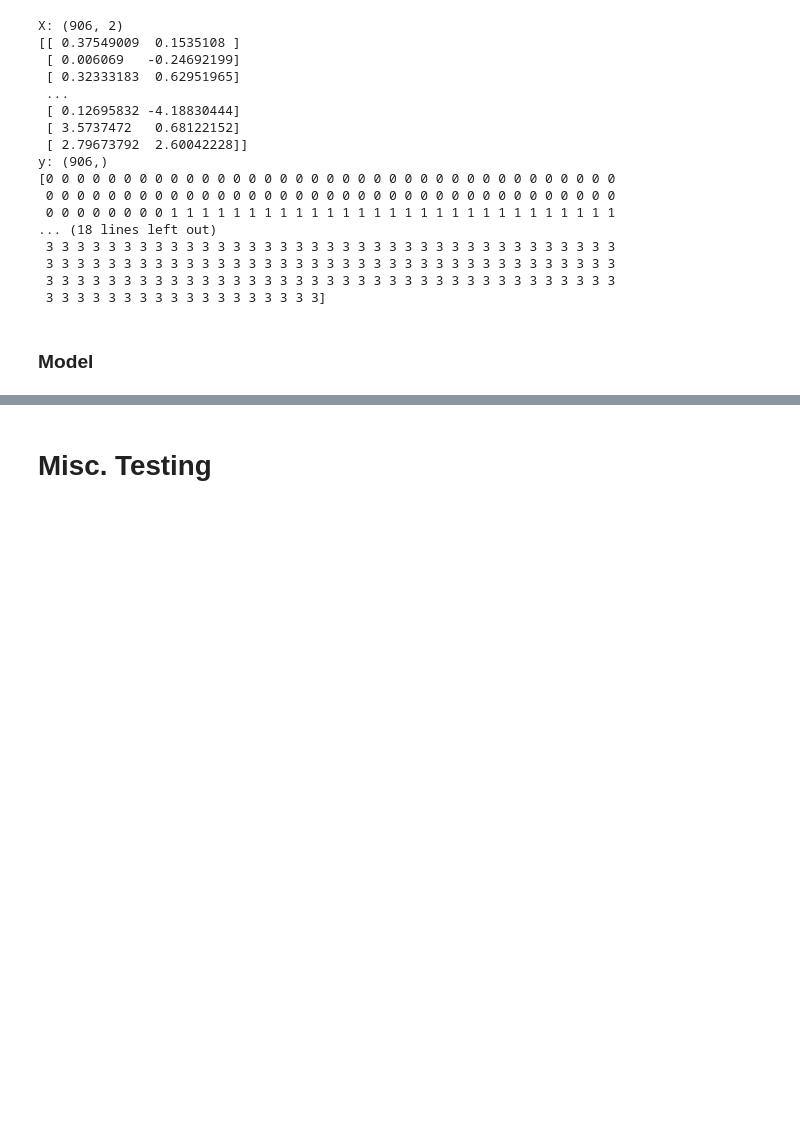
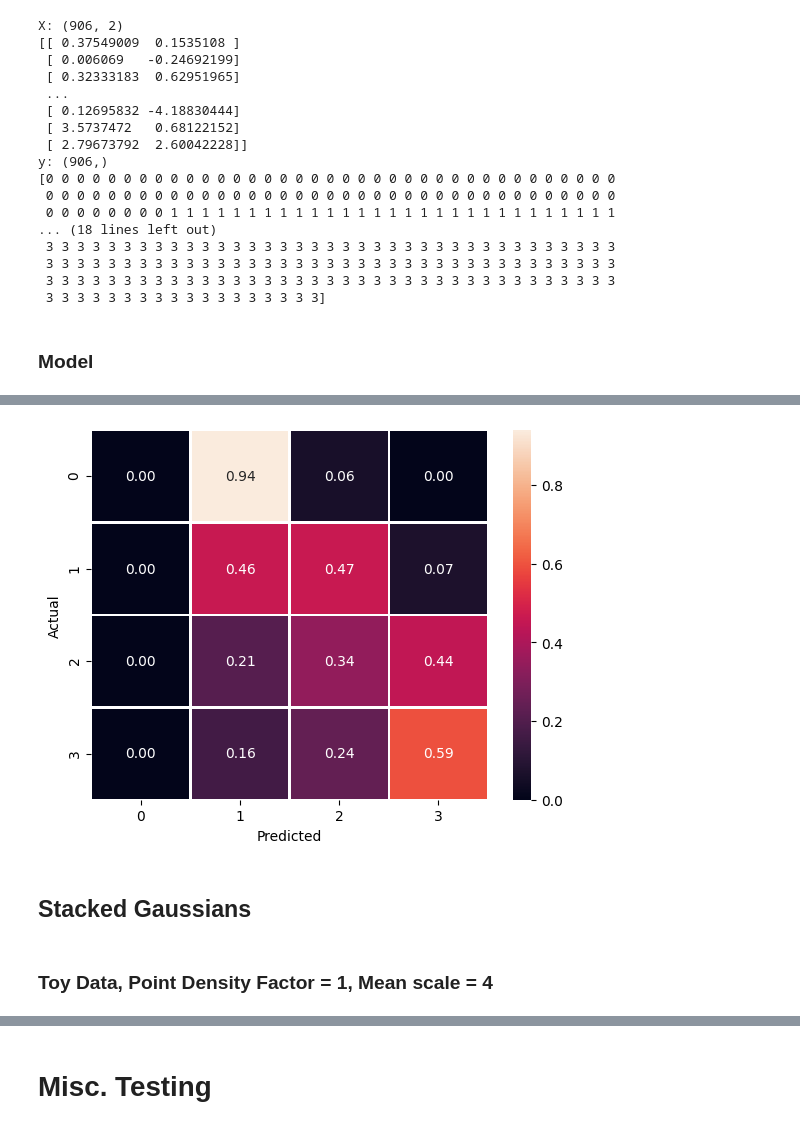
Before and after one commit to tufts-ml/pchmm-missing-data-limited-labels, a Jupyter notebook: examples/ordinal_regression.ipynb, the cells around one changed output, grey strips where cells are left out. Saved outputs shown, nothing was run; the diff lists cells and outputs as text; code cells hidden in the pictures; blank space fills up the shorter version.

```diff
--- a/examples/ordinal_regression.ipynb
+++ b/examples/ordinal_regression.ipynb
@@ -469,0 +387,13 @@ y: (906,)
+# %%
+cf_matrix = confusion_matrix(y, y_predict, normalize='true',labels=list(range(y.max()+1)))
+
+ax = sns.heatmap(cf_matrix, linewidths=1, annot=True, fmt='.2f')
+ax.set_ylabel(f'Actual')
+ax.set_xlabel(f'Predicted')
+plt.show()
+# %% [output]
+[figure, added]
+# %% [markdown]
+## Stacked Gaussians
+# %% [markdown]
+### Toy Data, Point Density Factor = 1, Mean scale = 4
```
Also changed, not shown: parts of 55 cells of this notebook, 2 other files.
